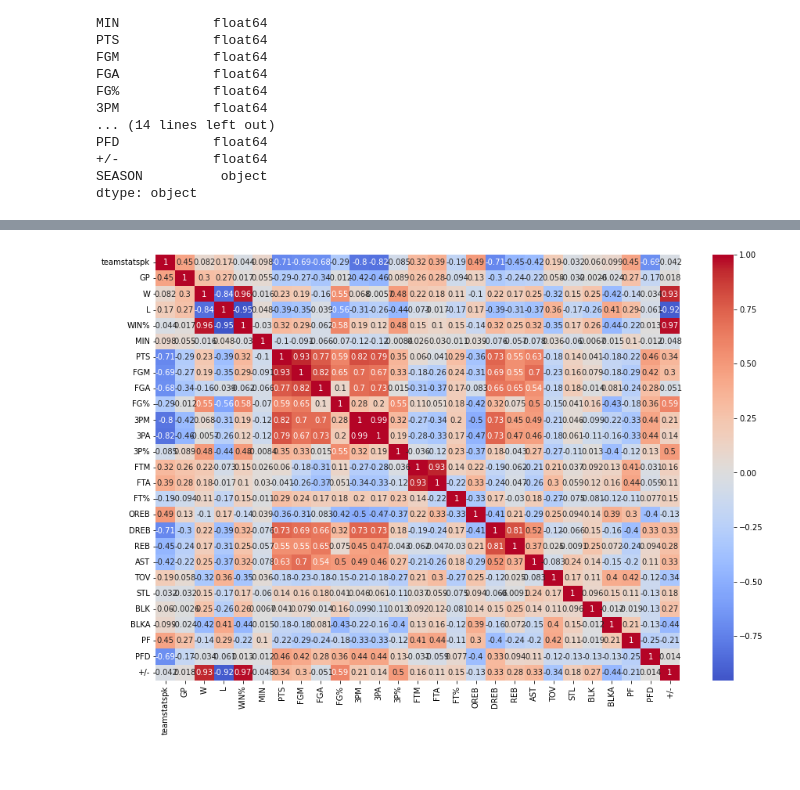
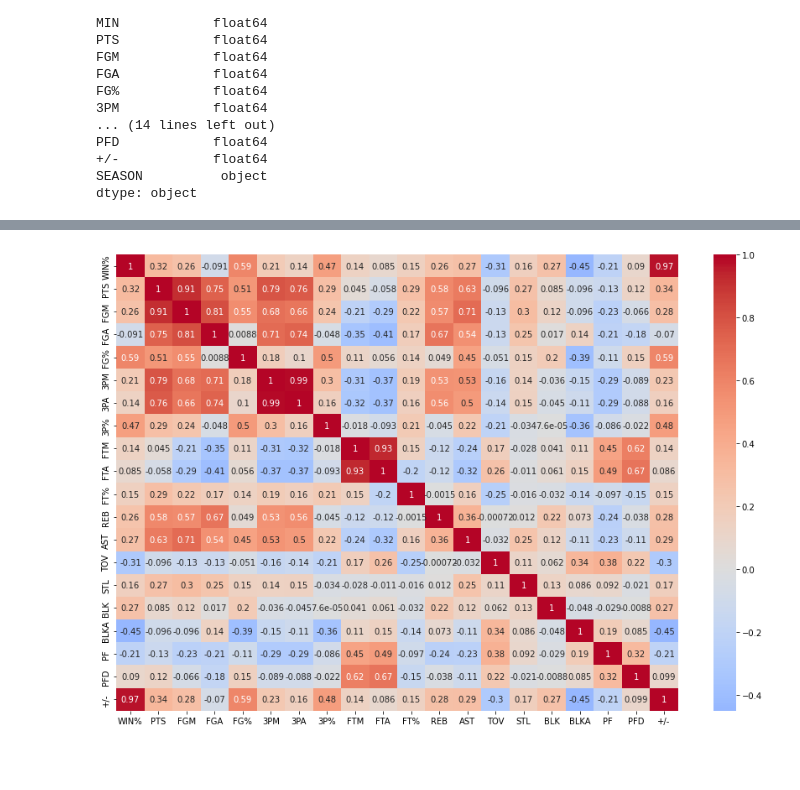
Before and after one commit to eytanmuzafi/data-science, a Jupyter notebook: project.ipynb, the cells around one changed output, grey strips where cells are left out. Cells and saved outputs as stored; diff of their text form; code cells hidden in the pictures.

```diff
--- a/project.ipynb
+++ b/project.ipynb
@@ -83,0 +81,4 @@ dtype: object
+# %%
+#nba_stat['SEASON']=nba_stat['SEASON'].str.split("-")
+nba_stat['SEASON']=nba_stat['SEASON'].iloc[0:3]
+nba_stat['SEASON']
@@ -83,0 +122,3 @@ dtype: object
+# %%
+nba_stat=nba_stat[:510]
+nba_stat
@@ -83,0 +194,3 @@ dtype: object
+# %%
+nba_stat_cut=nba_stat[['TEAM', 'WIN%', 'PTS', 'FGM','FGA', 'FG%', '3PM', '3PA', '3P%', 'FTM','FTA', 'FT%','REB', 'AST', 'TOV', 'STL', 'BLK', 'BLKA', 'PF', 'PFD', '+/-']]
+nba_stat_cut
@@ -84,7 +211,9 @@ dtype: object
 # %%
-corrs = data.corr(method = 'pearson')
+corrs = nba_stat_cut.corr(method = 'spearman')
 
-plt.figure(figsize=(15,10))  #figure size
+plt.figure(figsize=(15,10))
 sns.heatmap(corrs, cmap='coolwarm', center=0, annot = True);
 # %% [output]
-[figure, old version]
+[figure, new version]
+# %% [markdown]
+###
```
Also changed, not shown: parts of 13 cells of this notebook.
